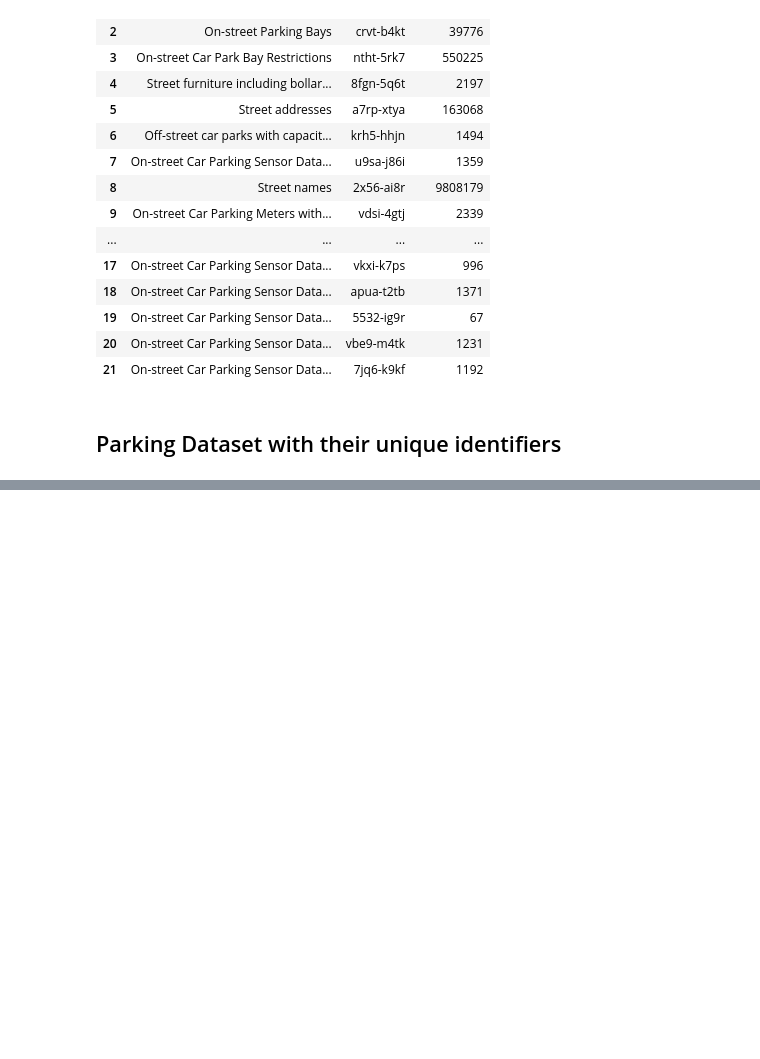
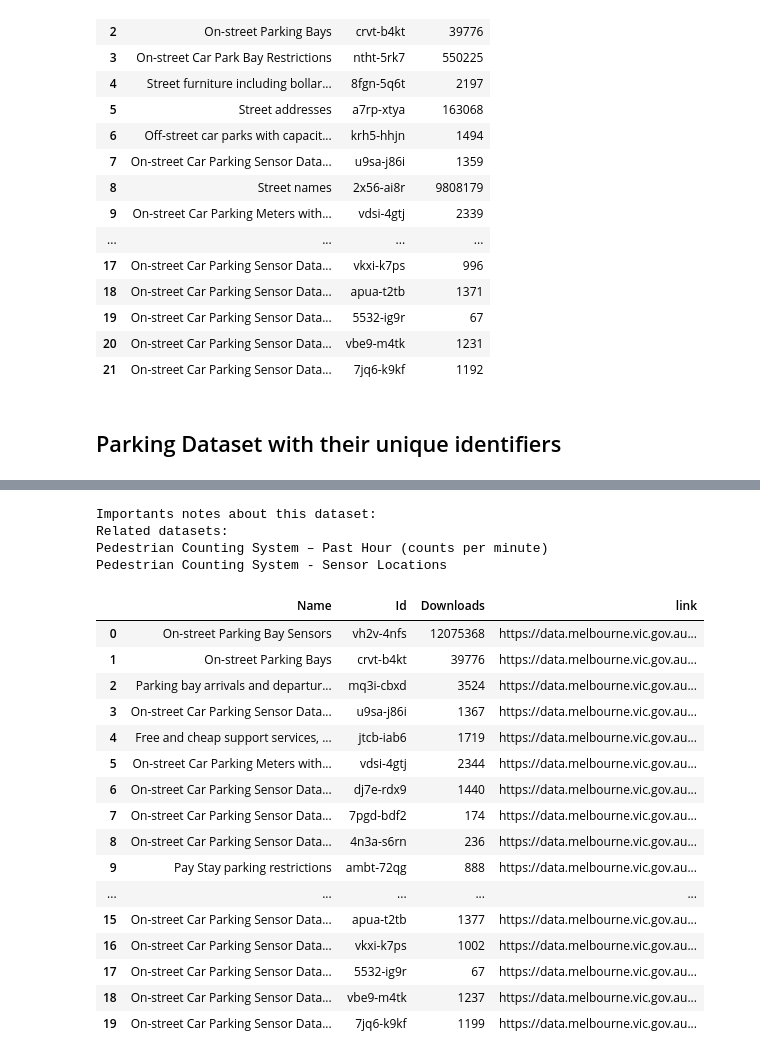
Before and after one commit to Chameleon-company/MOP, a Jupyter notebook: Oscar/example.ipynb, the cells around one changed output, grey strips where cells are left out. Drawn from its saved outputs; the diff is of its cells as text; code cells hidden in the pictures; blank space fills up the shorter version.

```diff
--- a/Oscar/example.ipynb
+++ b/Oscar/example.ipynb
@@ -97,0 +121,28 @@ for each_dataset in client.datasets():
+# %%
+for i in content.find_all('b'):
+    print(i.string)
+# %% [output]
+Importants notes about this dataset:
+Related datasets:
+Pedestrian Counting System – Past Hour (counts per minute)
+Pedestrian Counting System - Sensor Locations
+# %%
+deakin.keyword_search('parking')
+# %% [output]
+|  | Name | Id | Downloads | link |
+| 0 | On-street Parking Bay Sensors | vh2v-4nfs | 12075368 | https://data.melbourne.vic.gov.au... |
+| 1 | On-street Parking Bays | crvt-b4kt | 39776 | https://data.melbourne.vic.gov.au... |
+| 2 | Parking bay arrivals and departur... | mq3i-cbxd | 3524 | https://data.melbourne.vic.gov.au... |
+| 3 | On-street Car Parking Sensor Data... | u9sa-j86i | 1367 | https://data.melbourne.vic.gov.au... |
+| 4 | Free and cheap support services, ... | jtcb-iab6 | 1719 | https://data.melbourne.vic.gov.au... |
+| 5 | On-street Car Parking Meters with... | vdsi-4gtj | 2344 | https://data.melbourne.vic.gov.au... |
+| 6 | On-street Car Parking Sensor Data... | dj7e-rdx9 | 1440 | https://data.melbourne.vic.gov.au... |
+| 7 | On-street Car Parking Sensor Data... | 7pgd-bdf2 | 174 | https://data.melbourne.vic.gov.au... |
+| 8 | On-street Car Parking Sensor Data... | 4n3a-s6rn | 236 | https://data.melbourne.vic.gov.au... |
+| 9 | Pay Stay parking restrictions | ambt-72qg | 888 | https://data.melbourne.vic.gov.au... |
+| ... | ... | ... | ... | ... |
+| 15 | On-street Car Parking Sensor Data... | apua-t2tb | 1377 | https://data.melbourne.vic.gov.au... |
+| 16 | On-street Car Parking Sensor Data... | vkxi-k7ps | 1002 | https://data.melbourne.vic.gov.au... |
+| 17 | On-street Car Parking Sensor Data... | 5532-ig9r | 67 | https://data.melbourne.vic.gov.au... |
+| 18 | On-street Car Parking Sensor Data... | vbe9-m4tk | 1237 | https://data.melbourne.vic.gov.au... |
+| 19 | On-street Car Parking Sensor Data... | 7jq6-k9kf | 1199 | https://data.melbourne.vic.gov.au... |
```
Also changed, not shown: parts of 10 cells of this notebook, 6 other files.
